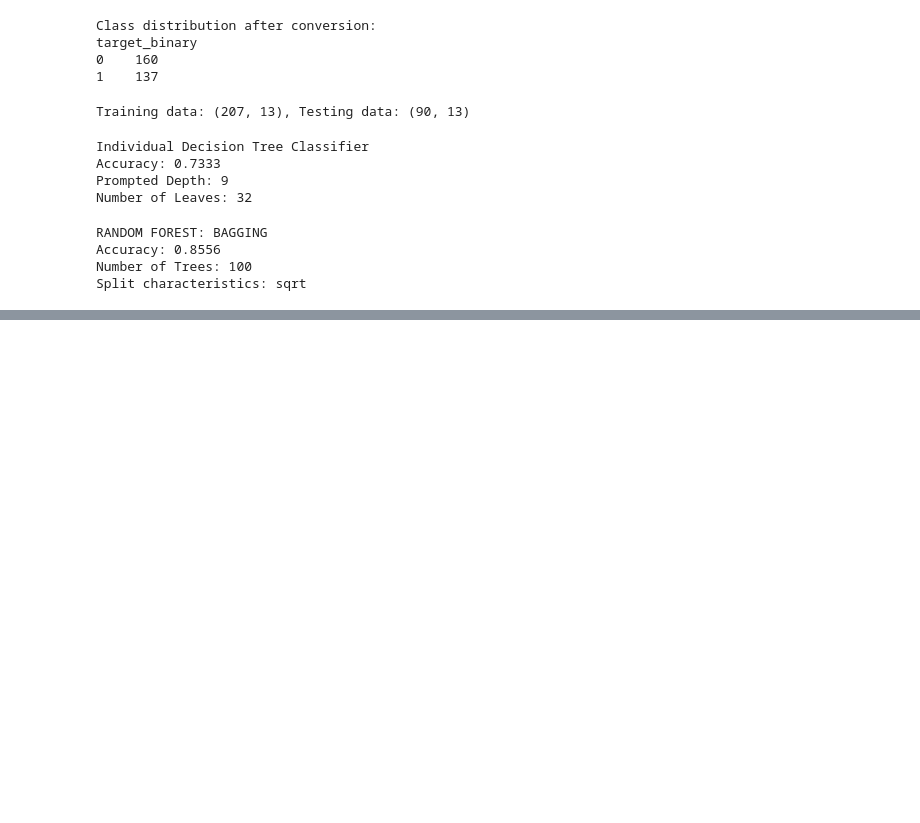
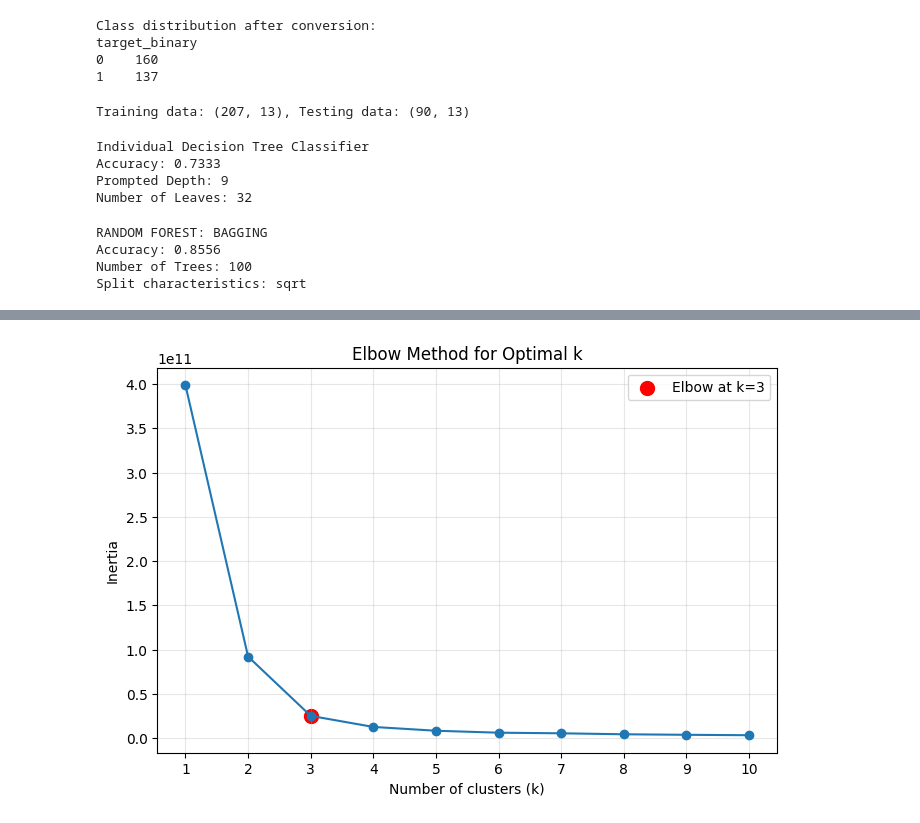
Before and after one commit to alanPalma25/sic-2025-python-ai, a Jupyter notebook: ia_module/classnotes.ipynb, the cells around one changed output, grey strips where cells are left out. Drawn from its saved outputs; the diff is of its cells as text; code cells hidden in the pictures; blank space fills up the shorter version.

```diff
--- a/ia_module/classnotes.ipynb
+++ b/ia_module/classnotes.ipynb
@@ -474,0 +571,13 @@ Date: Nov 11th, 2025
+# %%
+plt.figure(figsize=(8, 5))
+plt.plot(k_range, inercia, marker='o')
+plt.title('Elbow Method for Optimal k')
+plt.scatter(k_elbow, inercia[k_elbow-1], color='red', s=100, label=f'Elbow at k={k_elbow}')
+plt.legend(frameon=True)
+plt.xlabel('Number of clusters (k)')
+plt.ylabel('Inertia')
+plt.xticks(k_range)
+plt.grid(True, alpha=0.3)
+plt.show()
+# %% [output]
+[figure, added]
```
Also changed, not shown: parts of 6 cells of this notebook.
